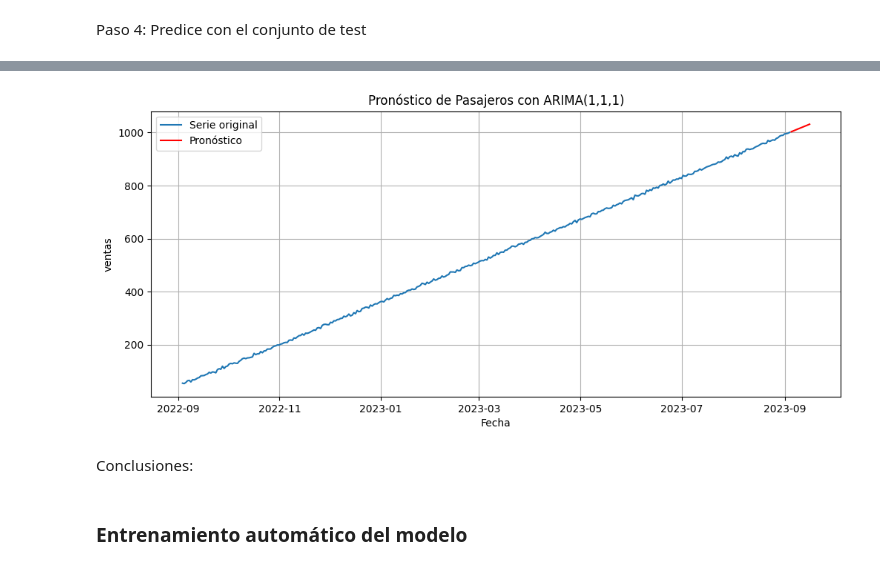
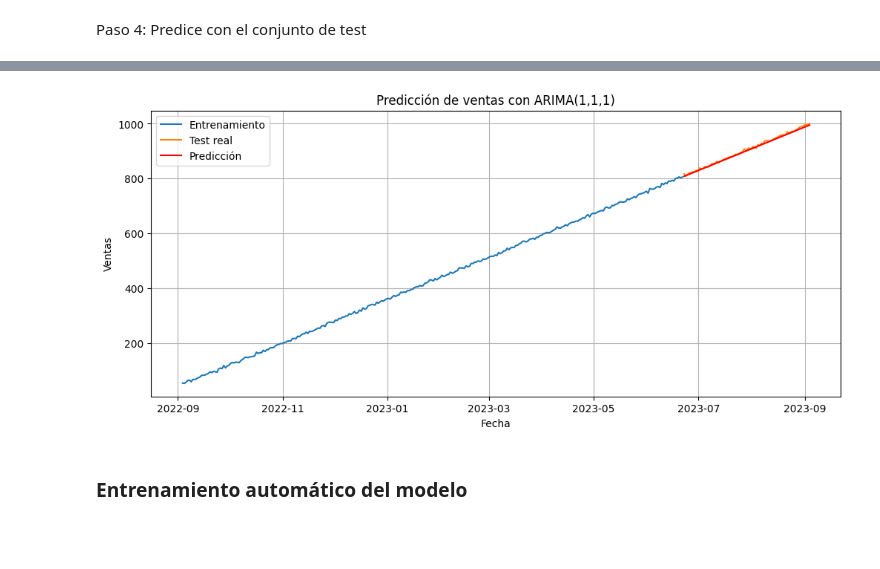
Before and after one commit to 4GeeksAcademy/machine-learning-python-series_temporales_melissahm, a Jupyter notebook: src/explore.ipynb, the cells around one changed output, grey strips where cells are left out. Cells and saved outputs as stored; diff of their text form; code cells hidden in the pictures; blank space fills up the shorter version.

```diff
--- a/src/explore.ipynb
+++ b/src/explore.ipynb
@@ -176,0 +179,8 @@ plt.show()
+# %%
+train_size = int(len(df) * 0.8)
+
+train = df["sales"][:train_size]
+test = df["sales"][train_size:]
+
+print("Train:", train.shape)
+print("Test:", test.shape)
@@ -179,6 +192,5 @@ p = 1
 d = 1
 q = 1
 
-modelo_arima = ARIMA(df["sales"], order=(p,d,q))
-
+modelo_arima = ARIMA(train, order=(p, d, q))
 resultado_arima = modelo_arima.fit()
@@ -186,6 +203,6 @@ resultado_arima = modelo_arima.fit()
 Paso 4: Predice con el conjunto de test
 # %%
 # Pronóstico para los próximos 12 meses
-predicciones = resultado_arima.predict(start=len(df), end=len(df)+11)
+predicciones = resultado_arima.forecast(steps=len(test))
 predicciones
 # %% [output]
@@ -205,17 +221,17 @@ Freq: D, Name: predicted_mean, dtype: float64
 # %%
-# Graficar pronóstico
 plt.figure(figsize=(12,5))
-plt.plot(df, label='Serie original')
-plt.plot(predicciones, label='Pronóstico', color='red')
-plt.title("Pronóstico de Pasajeros con ARIMA(1,1,1)")
+
+plt.plot(train, label="Entrenamiento")
+plt.plot(test, label="Test real")
+plt.plot(predicciones, label="Predicción", color="red")
+
+plt.title("Predicción de ventas con ARIMA(1,1,1)")
 plt.xlabel("Fecha")
-plt.ylabel("ventas")
+plt.ylabel("Ventas")
 plt.legend()
 plt.grid(True)
 plt.show()
 # %% [output]
-[figure, old version]
+[figure, new version]
-# %% [markdown]
-Conclusiones:
 # %% [markdown]
 ### Entrenamiento automático del modelo
```
Also changed, not shown: parts of 11 cells of this notebook.
